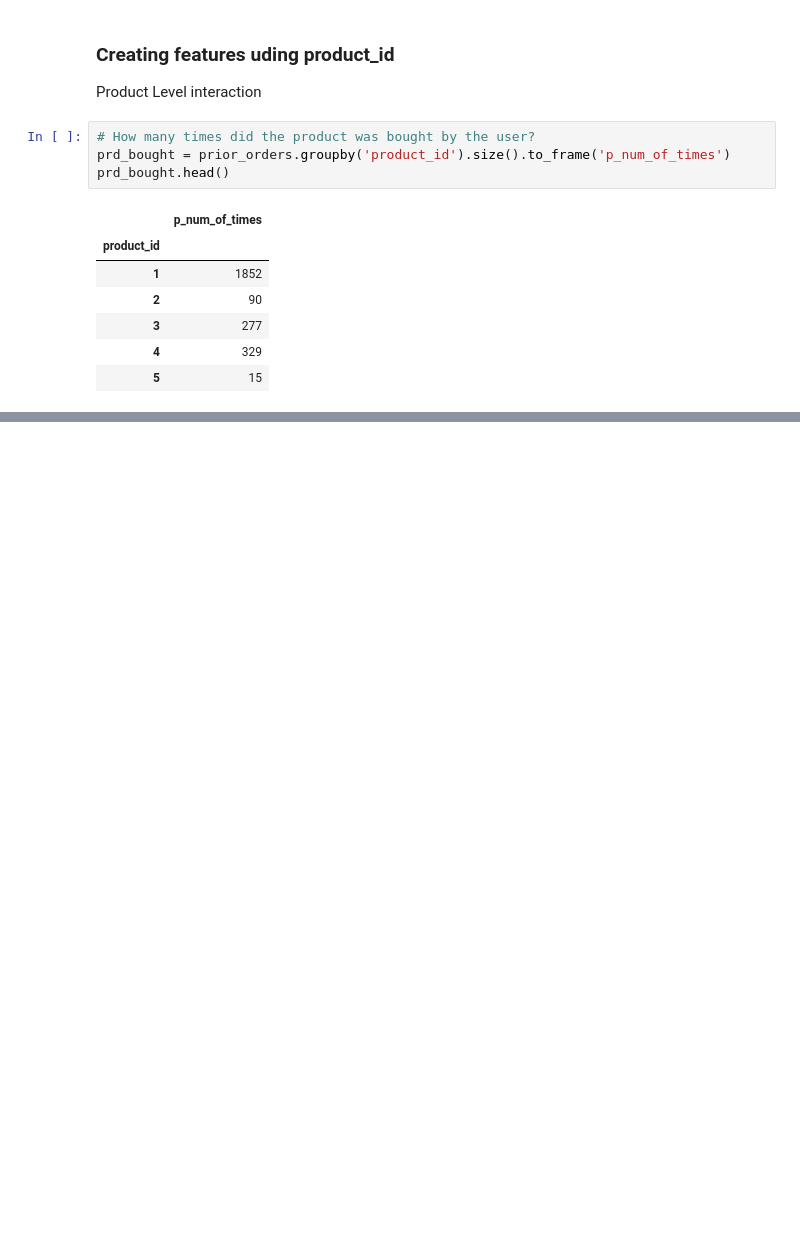
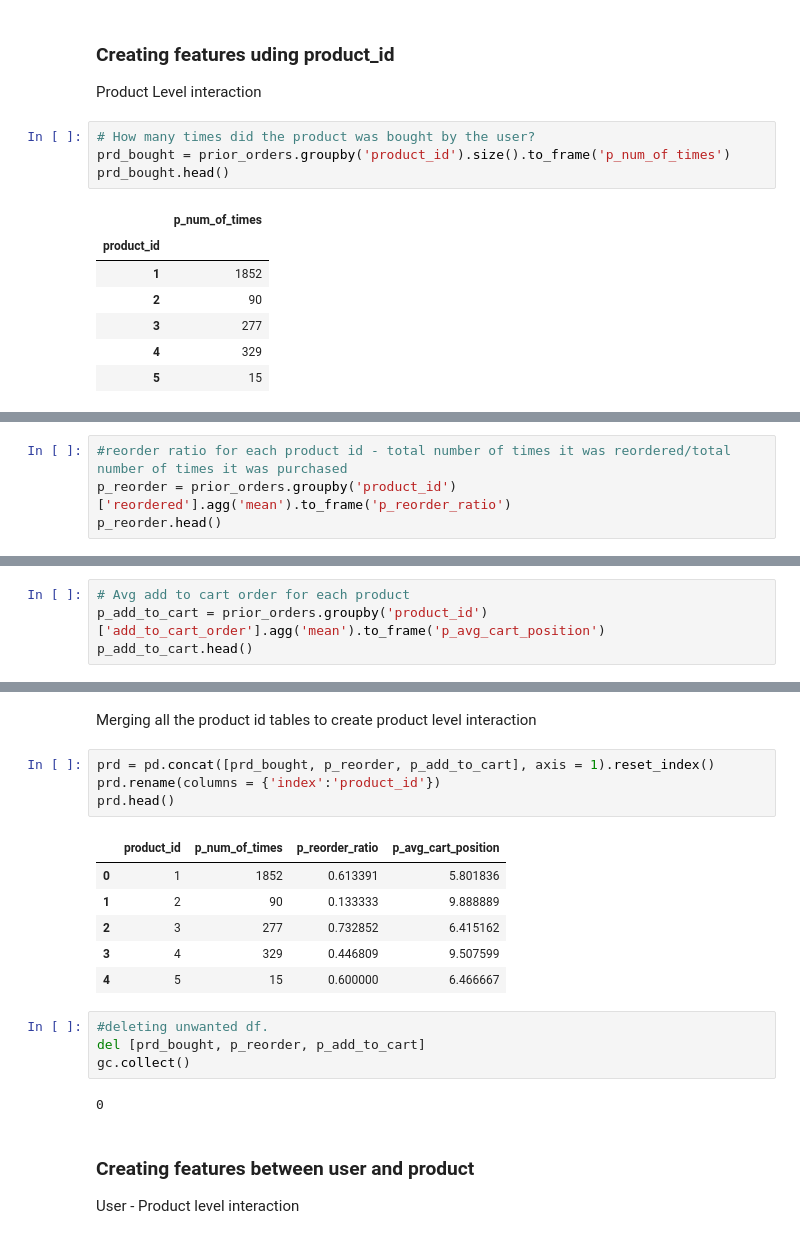
Before and after one commit to saimadhu27/instacart_analysis, a Jupyter notebook: notebook_eda.ipynb, the cells around one changed output, grey strips where cells are left out. Drawn from its saved outputs; the diff is of its cells as text; blank space fills up the shorter version.

Commit message:
created product level interactions

```diff
--- a/notebook_eda.ipynb
+++ b/notebook_eda.ipynb
@@ -419,0 +424,4 @@ prior_orders.groupby('product_id')
+# %%
+#reorder ratio for each product id - total number of times it was reordered/total number of times it was purchased
+p_reorder = prior_orders.groupby('product_id')['reordered'].agg('mean').to_frame('p_reorder_ratio')
+p_reorder.head()
@@ -419,0 +436,4 @@ prior_orders.groupby('product_id')
+# %%
+# Avg add to cart order for each product
+p_add_to_cart = prior_orders.groupby('product_id')['add_to_cart_order'].agg('mean').to_frame('p_avg_cart_position')
+p_add_to_cart.head()
@@ -419,0 +448,22 @@ prior_orders.groupby('product_id')
+# %% [markdown]
+Merging all the product id tables to create product level interaction
+# %%
+prd = pd.concat([prd_bought, p_reorder, p_add_to_cart], axis = 1).reset_index()
+prd.rename(columns = {'index':'product_id'})
+prd.head()
+# %% [output]
+|  | product_id | p_num_of_times | p_reorder_ratio | p_avg_cart_position |
+| 0 | 1 | 1852 | 0.613391 | 5.801836 |
+| 1 | 2 | 90 | 0.133333 | 9.888889 |
+| 2 | 3 | 277 | 0.732852 | 6.415162 |
+| 3 | 4 | 329 | 0.446809 | 9.507599 |
+| 4 | 5 | 15 | 0.600000 | 6.466667 |
+# %%
+#deleting unwanted df.
+del [prd_bought, p_reorder, p_add_to_cart]
+gc.collect()
+# %% [output]
+0
+# %% [markdown]
+### Creating features between user and product
+User - Product level interaction
```
Also changed, not shown: parts of 6 cells of this notebook.
